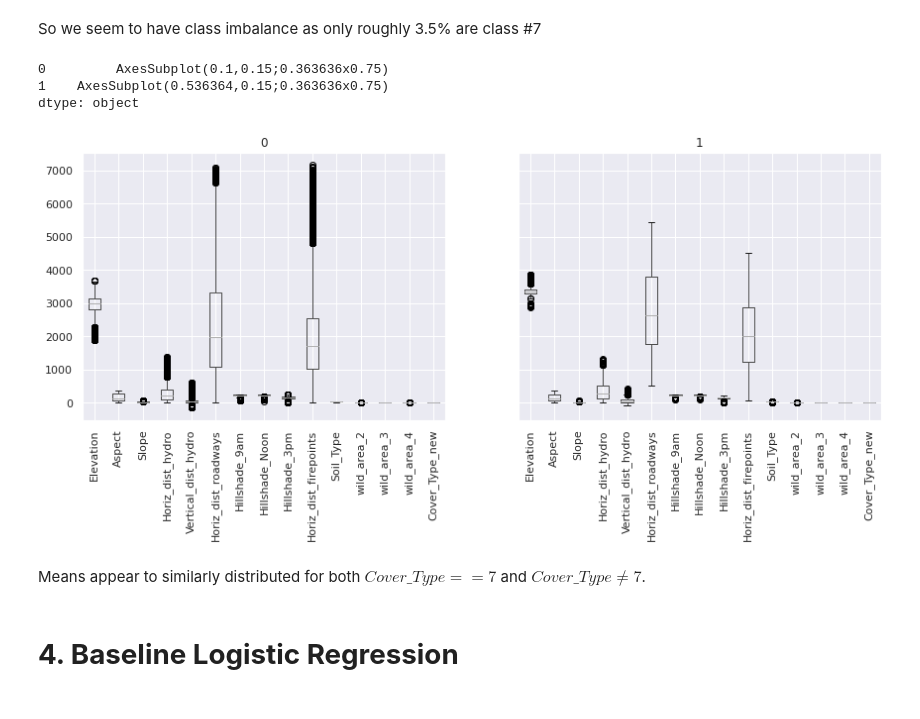
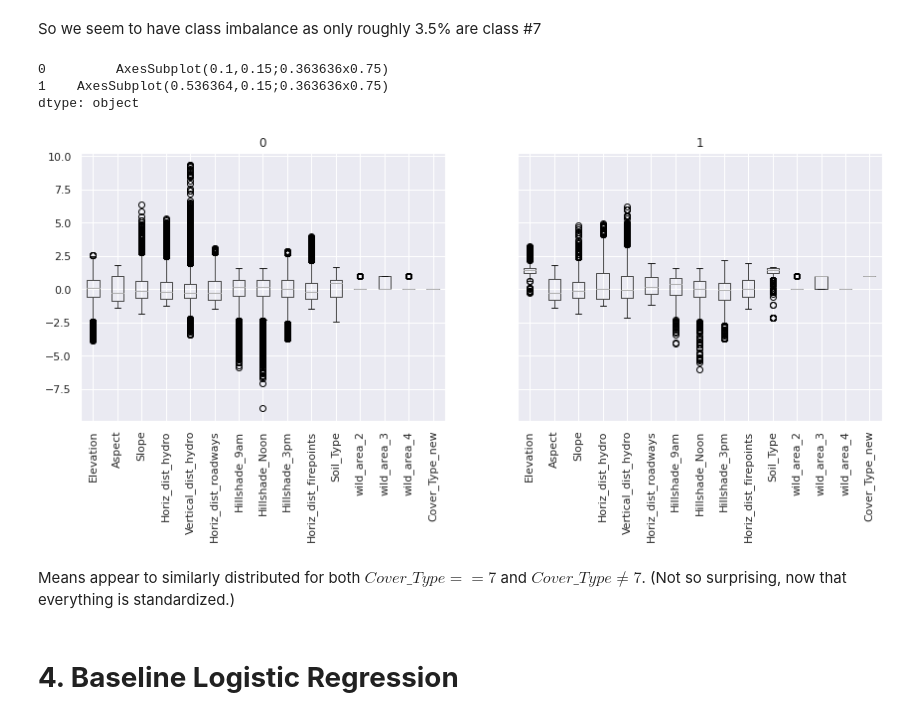
Before and after one commit to MathiasSchindlerCPH/BSE-CML1-repo, a Jupyter notebook: Project_2/CML_CDS_project2_classification.ipynb, the cells around one changed output. Drawn from its saved outputs; the diff is of its cells as text; code cells hidden in the pictures.

Commit message:
add standardization to data

```diff
--- a/Project_2/CML_CDS_project2_classification.ipynb
+++ b/Project_2/CML_CDS_project2_classification.ipynb
@@ -257,11 +271,40 @@ df_test_dumm.head(10)
+# %%
+from sklearn import preprocessing
+
+# Instantiate scaler
+scaler = preprocessing.StandardScaler()
+
+# Divide datasets
+train_dummies = df_train_dumm[['wild_area_2', 'wild_area_3', 'wild_area_4', 'Cover_Type']]
+train_to_scl = df_train_dumm.drop(['wild_area_2', 'wild_area_3', 'wild_area_4', 'Cover_Type'], axis = 1)
+
+test_dummies = df_test_dumm[['wild_area_2', 'wild_area_3', 'wild_area_4']]
+test_to_scl = df_test_dumm.drop(['wild_area_2', 'wild_area_3', 'wild_area_4'], axis = 1)
+
+
+# Fit to training set
+scaler.fit(train_to_scl)
+
+
+###########   TRAIN DATA
+# Transform training and testing data based on values of training set (no refit to test data, just transforming):
+df_train_scl = scaler.transform(train_to_scl)
+df_train_scl = pd.DataFrame(df_train_scl, columns = train_to_scl.columns, index = train_to_scl.index)
+df_train_scl = pd.concat([df_train_scl, train_dummies], axis = 1)
+df_train_scl
+
+###########   TEST DATA
+df_test_scl = scaler.transform(test_to_scl)
+df_test_scl = pd.DataFrame(df_test_scl, columns = test_to_scl.columns, index = test_to_scl.index)
+df_test_scl = pd.concat([df_test_scl, test_dummies], axis = 1)
+df_test_scl
 # %% [markdown]
 # **3. Create Binary Class Target (class #7 is the target to predict)**
 # %%
 # Step 3: Reformat the data to have an binary class target (class #7 is the target to predict)
-df_train_dumm['Cover_Type_new'] = [1 if q == 7 else 0 for q in df_train_dumm['Cover_Type'] ]
-#data['Cover_Type_new'] = [1 if q == 7 else 0 for q in data.Cover_Type' ]
-df_train_dumm = df_train_dumm.drop('Cover_Type', axis = 1)
-df_train_dumm['Cover_Type_new'].value_counts()
+df_train_scl['Cover_Type_new'] = [1 if q == 7 else 0 for q in df_train_scl['Cover_Type'] ]
+df_train_scl = df_train_scl.drop('Cover_Type', axis = 1)
+df_train_scl['Cover_Type_new'].value_counts()
 # %% [output]
 0    58843
 1     2163
@@ -270,14 +313,14 @@ Name: Cover_Type_new, dtype: int64
 So we seem to have class imbalance as only roughly 3.5% are class #7
 # %%
 # Revisit distribution of features for binary target
-df_train_dumm.groupby('Cover_Type_new').boxplot(rot=90, figsize = [14,5])
+df_train_scl.groupby('Cover_Type_new').boxplot(rot=90, figsize = [14,5])
 # %% [output]
 0         AxesSubplot(0.1,0.15;0.363636x0.75)
 1    AxesSubplot(0.536364,0.15;0.363636x0.75)
 dtype: object
-[figure, old version]
+[figure, new version]
 # %% [markdown]
-Means appear to similarly distributed for both $Cover\_Type==7$ and $Cover\_Type \neq 7$.
+Means appear to similarly distributed for both $Cover\_Type==7$ and $Cover\_Type \neq 7$. (Not so surprising, now that everything is standardized.)
 # %% [markdown]
 # **4. Baseline Logistic Regression**
 # %% [markdown]
```
Also changed, not shown: parts of 23 cells of this notebook.
